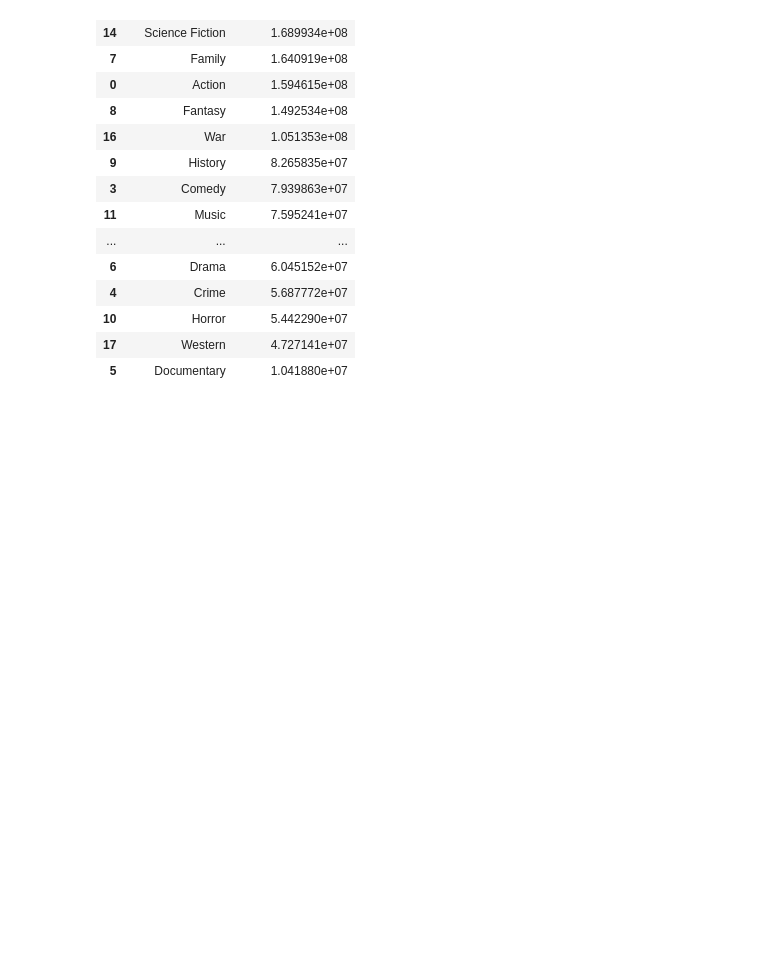
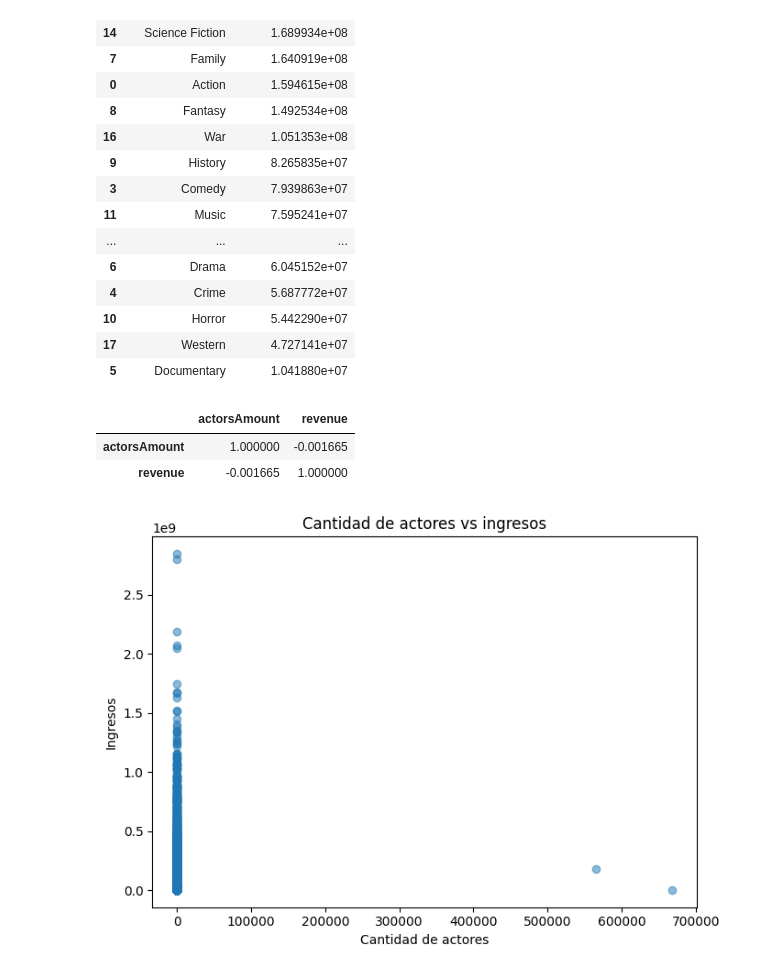
Before and after one commit to Palasuwu/Minerialab01, a Jupyter notebook: Lab01.ipynb, the cells around one changed output. Cells and saved outputs as stored; diff of their text form; code cells hidden in the pictures; blank space fills up the shorter version.

```diff
--- a/Lab01.ipynb
+++ b/Lab01.ipynb
@@ -313,3 +398,25 @@ display(ingresos_por_genero)
 | 10 | Horror | 5.442290e+07 |
 | 17 | Western | 4.727141e+07 |
 | 5 | Documentary | 1.041880e+07 |
+# %%
+# Relación entre cantidad de actores e ingresos 4.8
+df[df["revenue"] > 0][["actorsAmount", "revenue"]].corr()
+# %% [output]
+|  | actorsAmount | revenue |
+| actorsAmount | 1.000000 | -0.001665 |
+| revenue | -0.001665 | 1.000000 |
+# %%
+# Diagrama de dispersión
+plt.figure(figsize=(7, 5))
+plt.scatter(
+    df[df["revenue"] > 0]["actorsAmount"],
+    df[df["revenue"] > 0]["revenue"],
+    alpha=0.5
+)
+plt.xlabel("Cantidad de actores")
+plt.ylabel("Ingresos")
+plt.title("Cantidad de actores vs ingresos")
+plt.tight_layout()
+plt.show()
+# %% [output]
+[figure, added]
```
Also changed, not shown: parts of 9 cells of this notebook.
